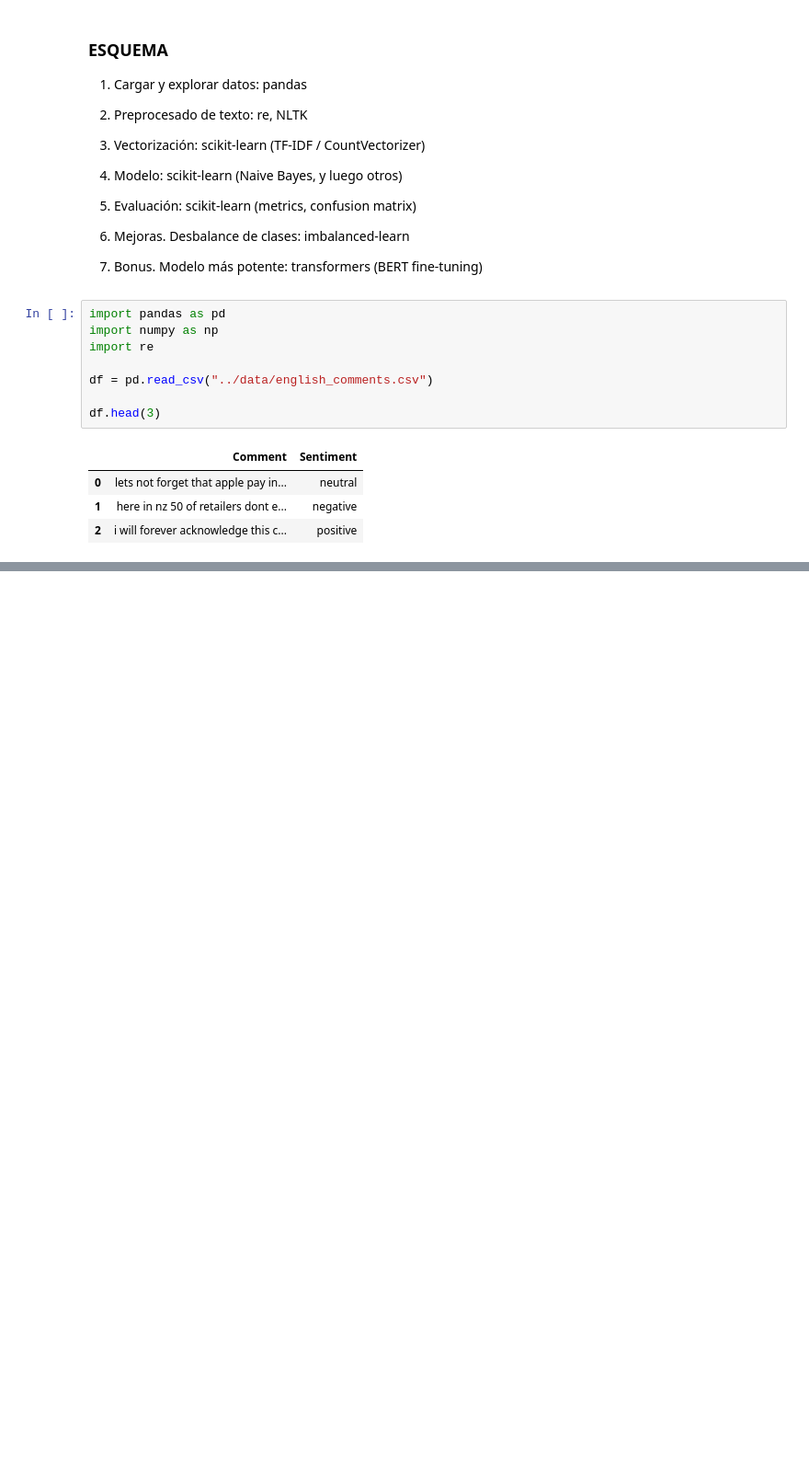
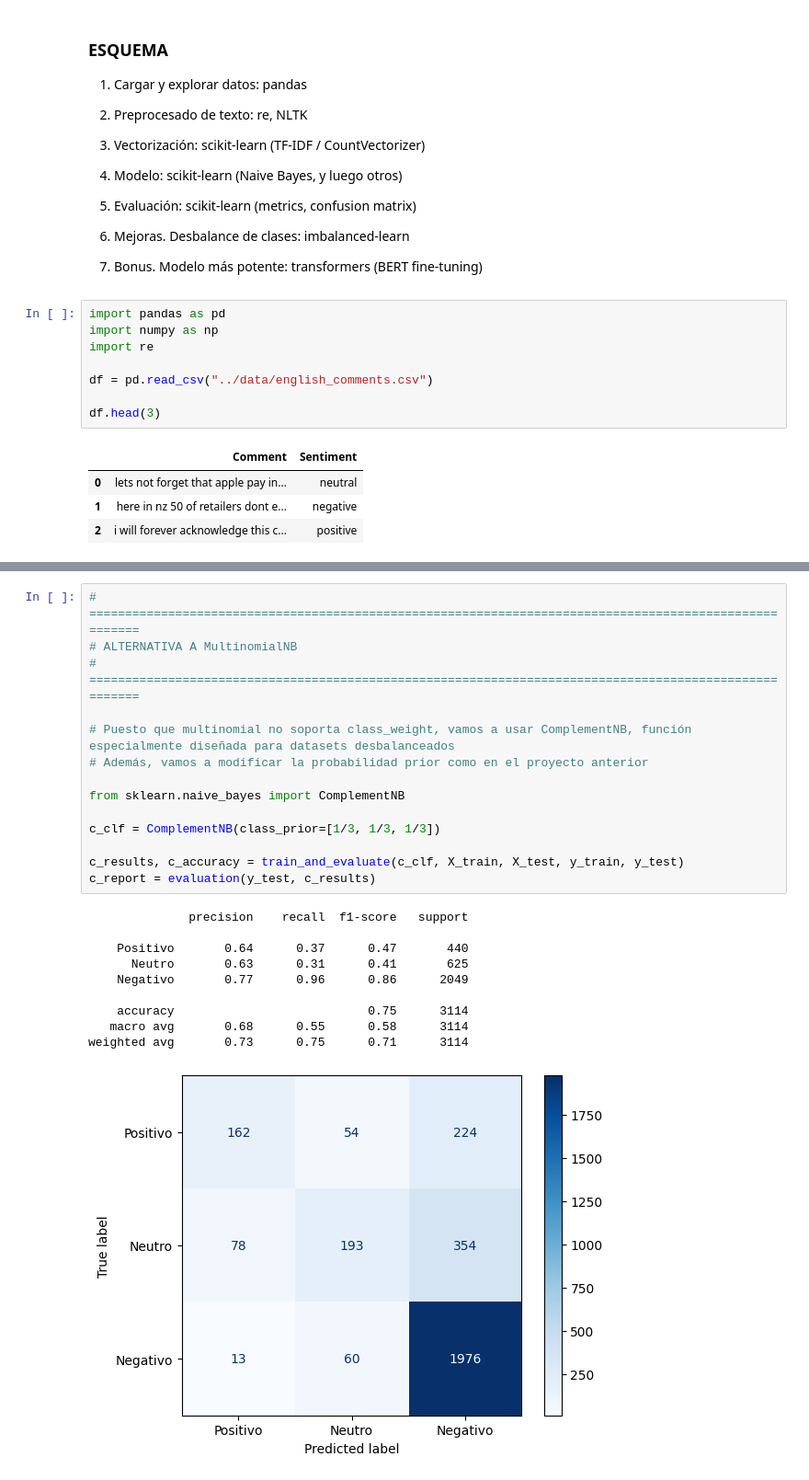
Before and after one commit to anava122002/YouTube-video-impact-classification-II, a Jupyter notebook: src/test.ipynb, the cells around one changed output, grey strips where cells are left out. Shown at 92% size. Cells and saved outputs as stored; diff of their text form; blank space fills up the shorter version.

```diff
--- a/src/test.ipynb
+++ b/src/test.ipynb
@@ -108,0 +147,25 @@ def evaluation(y_test, y_pred, target_names = ["Positivo", "Neutro", "Negativo"]
+# %%
+# =======================================================================================================
+# ALTERNATIVA A MultinomialNB
+# =======================================================================================================
+
+# Puesto que multinomial no soporta class_weight, vamos a usar ComplementNB, función especialmente diseñada para datasets desbalanceados
+# Además, vamos a modificar la probabilidad prior como en el proyecto anterior
+
+from sklearn.naive_bayes import ComplementNB
+
+c_clf = ComplementNB(class_prior=[1/3, 1/3, 1/3])
+
+c_results, c_accuracy = train_and_evaluate(c_clf, X_train, X_test, y_train, y_test)
+c_report = evaluation(y_test, c_results)
+# %% [output]
+              precision    recall  f1-score   support
+
+    Positivo       0.64      0.37      0.47       440
+      Neutro       0.63      0.31      0.41       625
+    Negativo       0.77      0.96      0.86      2049
+
+    accuracy                           0.75      3114
+   macro avg       0.68      0.55      0.58      3114
+weighted avg       0.73      0.75      0.71      3114
+[figure, added]
```
Also changed, not shown: parts of 15 cells of this notebook, 1 other file.
